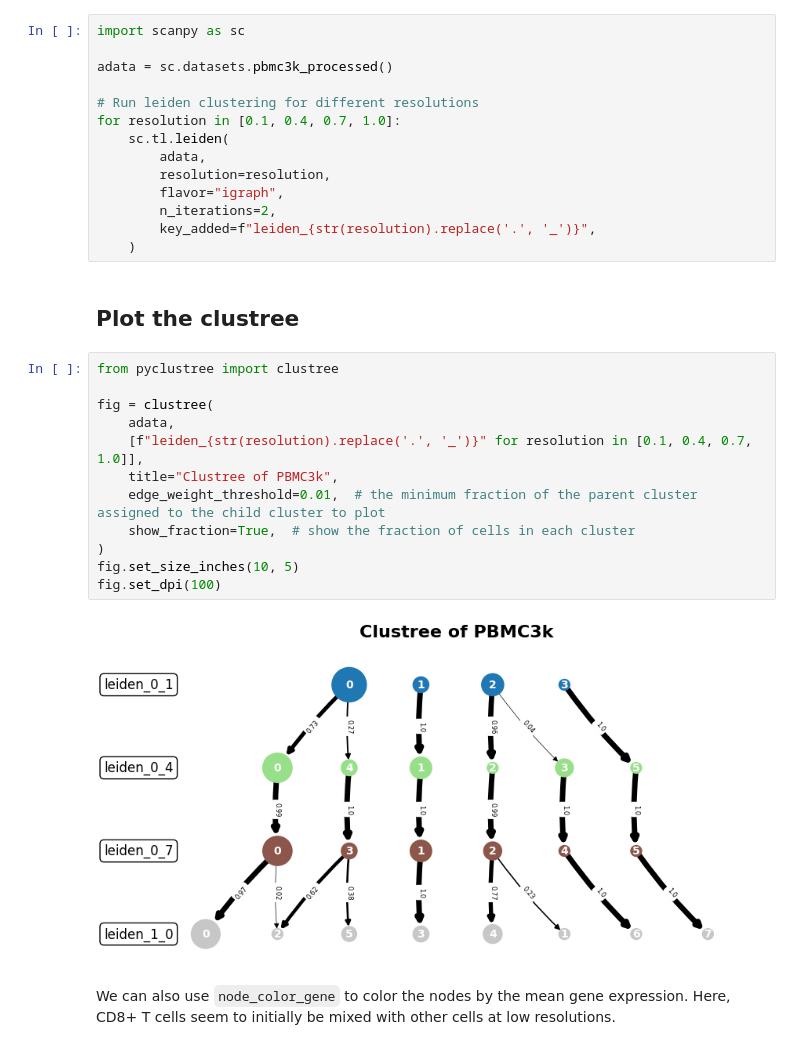
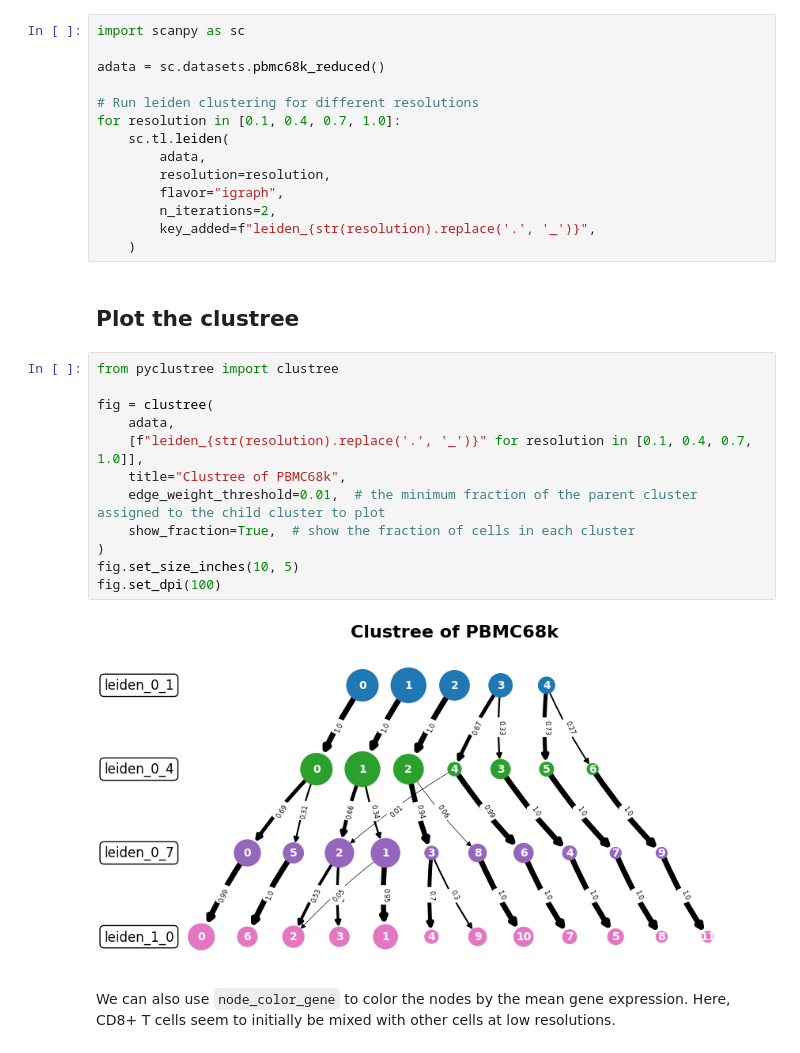
Before and after one commit to complextissue/pyclustree, a Jupyter notebook: docs/source/example.ipynb, the cells around one changed output. Drawn from its saved outputs; the diff is of its cells as text.

```diff
--- a/docs/source/example.ipynb
+++ b/docs/source/example.ipynb
@@ -13,7 +13,7 @@ Note: you may need to restart the kernel to use updated packages.
 # %%
 import scanpy as sc
 
-adata = sc.datasets.pbmc3k_processed()
+adata = sc.datasets.pbmc68k_reduced()
 
 # Run leiden clustering for different resolutions
 for resolution in [0.1, 0.4, 0.7, 1.0]:
@@ -29,17 +29,17 @@ for resolution in [0.1, 0.4, 0.7, 1.0]:
 # %%
 from pyclustree import clustree
 
 fig = clustree(
     adata,
     [f"leiden_{str(resolution).replace('.', '_')}" for resolution in [0.1, 0.4, 0.7, 1.0]],
-    title="Clustree of PBMC3k",
+    title="Clustree of PBMC68k",
     edge_weight_threshold=0.01,  # the minimum fraction of the parent cluster assigned to the child cluster to plot
     show_fraction=True,  # show the fraction of cells in each cluster
 )
 fig.set_size_inches(10, 5)
 fig.set_dpi(100)
 # %% [output]
-[figure, old version]
+[figure, new version]
 # %% [markdown]
 We can also use `node_color_gene` to color the nodes by the mean gene expression. Here, CD8+ T cells seem to initially be mixed with other cells at low resolutions.
 # %%
```
Also changed, not shown: parts of 2 cells of this notebook, 1 other file.
